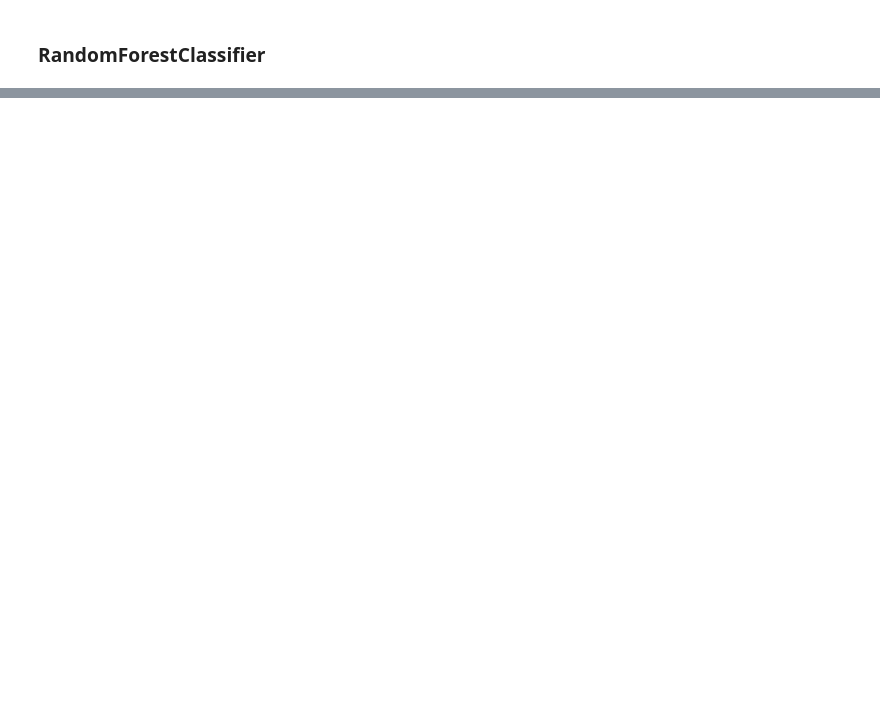
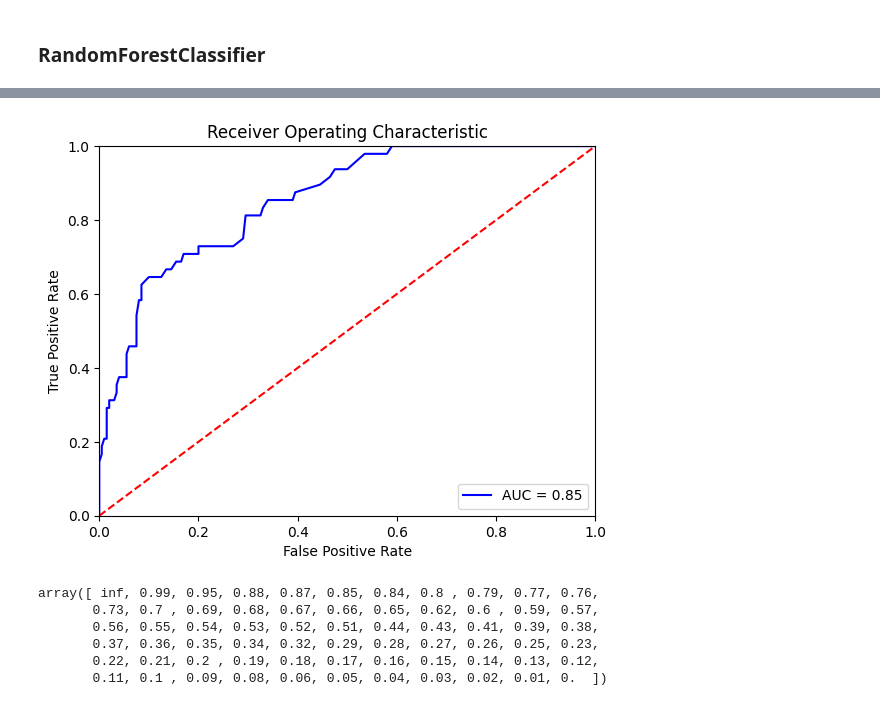
Before and after one commit to MarcosABP/Churn-Dataset, a Jupyter notebook: Churn.ipynb, the cells around one changed output, grey strips where cells are left out. Saved outputs shown, nothing was run; the diff lists cells and outputs as text; code cells hidden in the pictures; blank space fills up the shorter version.

```diff
--- a/crashdata.ipynb
+++ b/Churn.ipynb
@@ -573,0 +609,30 @@ array([ inf, 0.98, 0.94, 0.9 , 0.88, 0.84, 0.82, 0.8 , 0.78, 0.76, 0.74,
+# %%
+import sklearn.metrics as metrics
+# calculate the fpr and tpr for all thresholds of the classification
+
+
+probs = model.predict_proba(x_test_feat)
+preds = probs[:,1]
+fpr, tpr, threshold = metrics.roc_curve(y_test, preds)
+roc_auc = metrics.auc(fpr, tpr)
+
+# method I: plt
+plt.title('Receiver Operating Characteristic')
+plt.plot(fpr, tpr, 'b', label = 'AUC = %0.2f' % roc_auc)
+plt.legend(loc = 'lower right')
+plt.plot([0, 1], [0, 1],'r--')
+plt.xlim([0, 1])
+plt.ylim([0, 1])
+plt.ylabel('True Positive Rate')
+plt.xlabel('False Positive Rate')
+plt.show()
+
+threshold
+# %% [output]
+[figure, added]
+array([ inf, 0.99, 0.95, 0.88, 0.87, 0.85, 0.84, 0.8 , 0.79, 0.77, 0.76,
+       0.73, 0.7 , 0.69, 0.68, 0.67, 0.66, 0.65, 0.62, 0.6 , 0.59, 0.57,
+       0.56, 0.55, 0.54, 0.53, 0.52, 0.51, 0.44, 0.43, 0.41, 0.39, 0.38,
+       0.37, 0.36, 0.35, 0.34, 0.32, 0.29, 0.28, 0.27, 0.26, 0.25, 0.23,
+       0.22, 0.21, 0.2 , 0.19, 0.18, 0.17, 0.16, 0.15, 0.14, 0.13, 0.12,
+       0.11, 0.1 , 0.09, 0.08, 0.06, 0.05, 0.04, 0.03, 0.02, 0.01, 0.  ])
```
Also changed, not shown: parts of 14 cells of this notebook, 2 other files.
